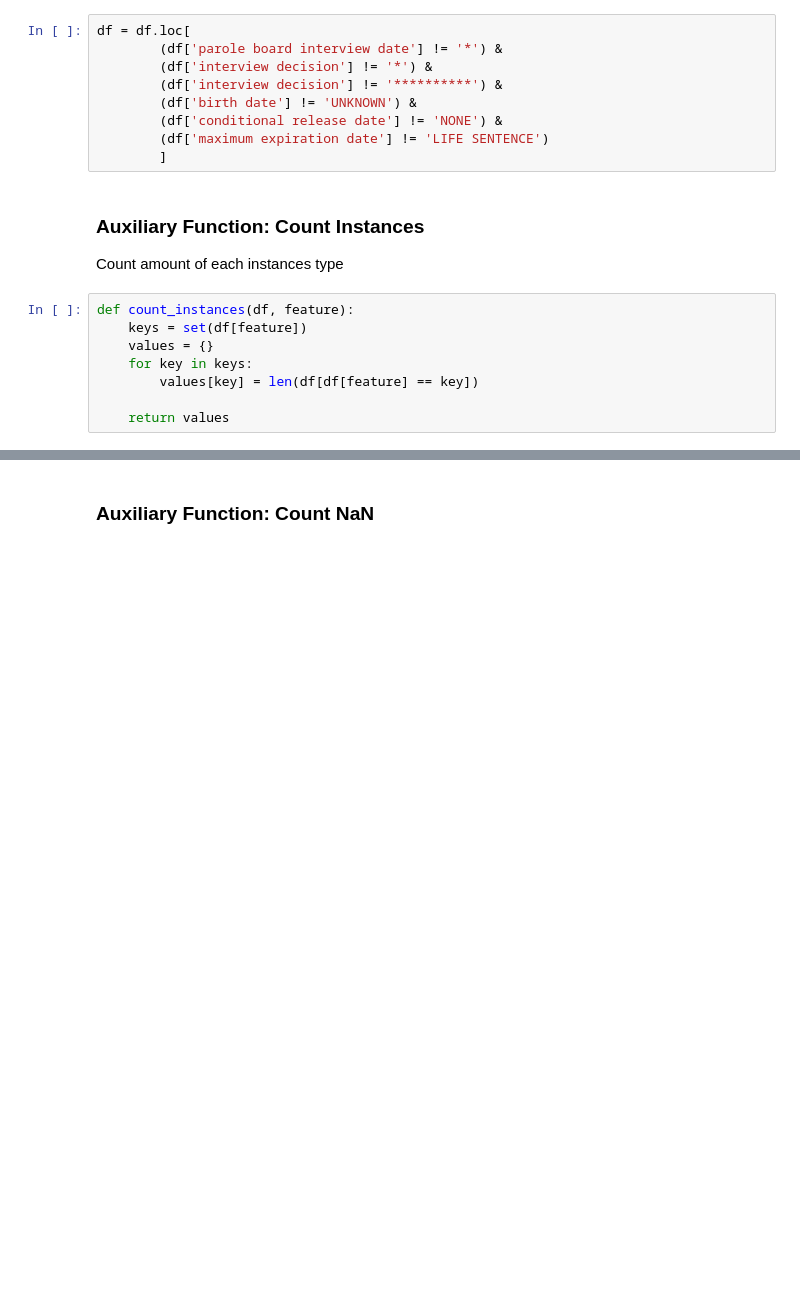
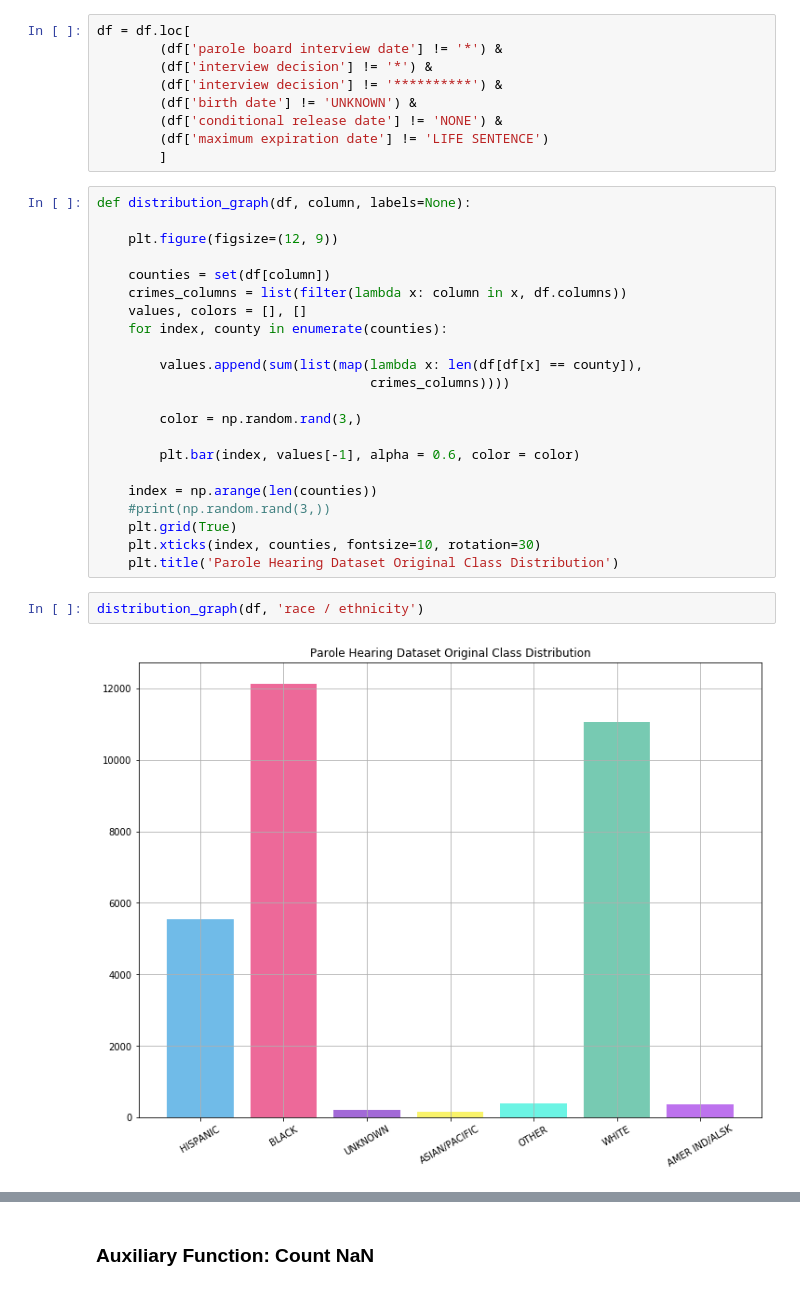
Before and after one commit to lucasgsfelix/Parole-Problem-HCML, a Jupyter notebook: 4-Parole Dataset/Pre-Processing.ipynb, the cells around one changed output, grey strips where cells are left out. Saved outputs shown, nothing was run; the diff lists cells and outputs as text; blank space fills up the shorter version.

```diff
--- a/4-Parole Dataset/Pre-Processing.ipynb
+++ b/4-Parole Dataset/Pre-Processing.ipynb
@@ -69,15 +124,29 @@ df = df.loc[
         (df['conditional release date'] != 'NONE') &
         (df['maximum expiration date'] != 'LIFE SENTENCE')
         ]
-# %% [markdown]
-### Auxiliary Function: Count Instances
-
-Count amount of each instances type
-# %%
-def count_instances(df, feature):
-    keys = set(df[feature])
-    values = {}
-    for key in keys:
-        values[key] = len(df[df[feature] == key])
-
-    return values
+# %%
+def distribution_graph(df, column, labels=None):
+
+    plt.figure(figsize=(12, 9))
+
+    counties = set(df[column])
+    crimes_columns = list(filter(lambda x: column in x, df.columns))
+    values, colors = [], []
+    for index, county in enumerate(counties):
+
+        values.append(sum(list(map(lambda x: len(df[df[x] == county]),
+                                   crimes_columns))))
+
+        color = np.random.rand(3,)
+
+        plt.bar(index, values[-1], alpha = 0.6, color = color)
+
+    index = np.arange(len(counties))
+    #print(np.random.rand(3,))
+    plt.grid(True)
+    plt.xticks(index, counties, fontsize=10, rotation=30)
+    plt.title('Parole Hearing Dataset Original Class Distribution')
+# %%
+distribution_graph(df, 'race / ethnicity')
+# %% [output]
+[figure, added]
```
Also changed, not shown: parts of 35 cells of this notebook, 7 other files.
